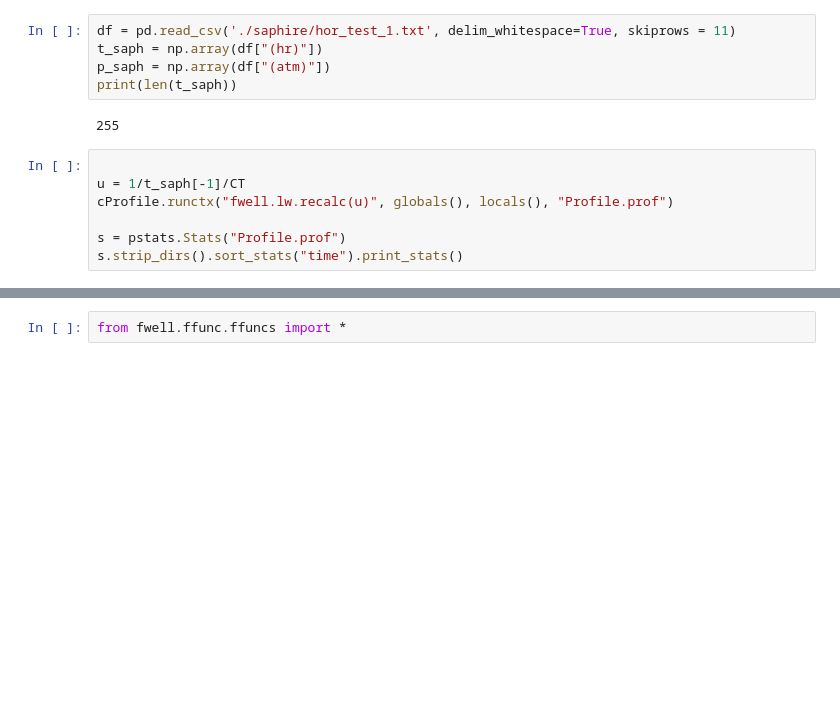
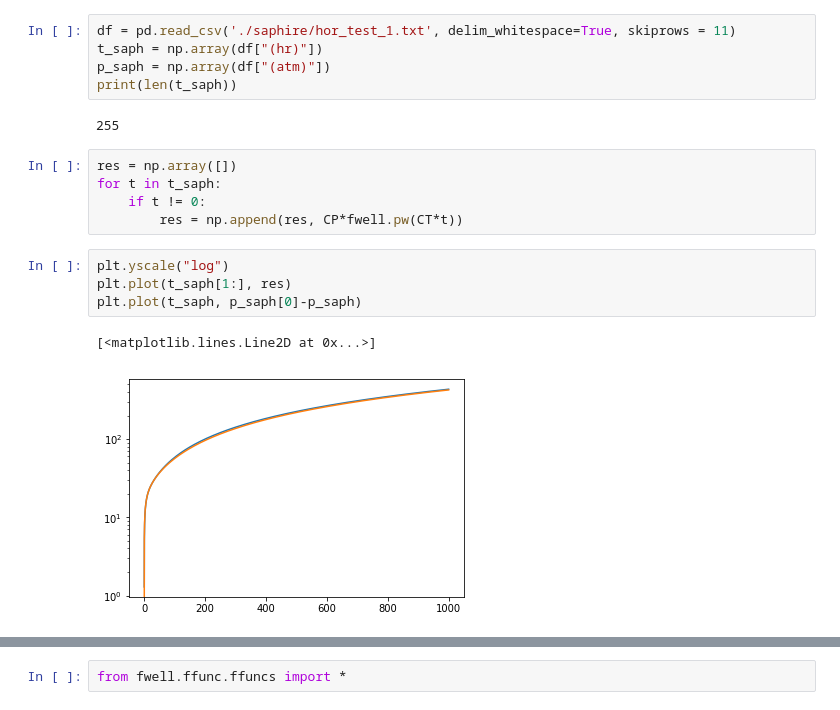
Before and after one commit to dmitrydi/pd_lapl, a Jupyter notebook: horiz-3.ipynb, the cells around one changed output, grey strips where cells are left out. Saved outputs shown, nothing was run; the diff lists cells and outputs as text; blank space fills up the shorter version.

```diff
--- a/horiz-3.ipynb
+++ b/horiz-3.ipynb
@@ -45,10 +45,15 @@ p_saph = np.array(df["(atm)"])
 print(len(t_saph))
 # %% [output]
 255
-# %%
-
-u = 1/t_saph[-1]/CT
-cProfile.runctx("fwell.lw.recalc(u)", globals(), locals(), "Profile.prof")
-
-s = pstats.Stats("Profile.prof")
-s.strip_dirs().sort_stats("time").print_stats()
+# %%
+res = np.array([])
+for t in t_saph:
+    if t != 0:
+        res = np.append(res, CP*fwell.pw(CT*t))
+# %%
+plt.yscale("log")
+plt.plot(t_saph[1:], res)
+plt.plot(t_saph, p_saph[0]-p_saph)
+# %% [output]
+[<matplotlib.lines.Line2D at 0x...>]
+[figure, added]
```
Also changed, not shown: parts of 46 cells of this notebook, 5 other files.
